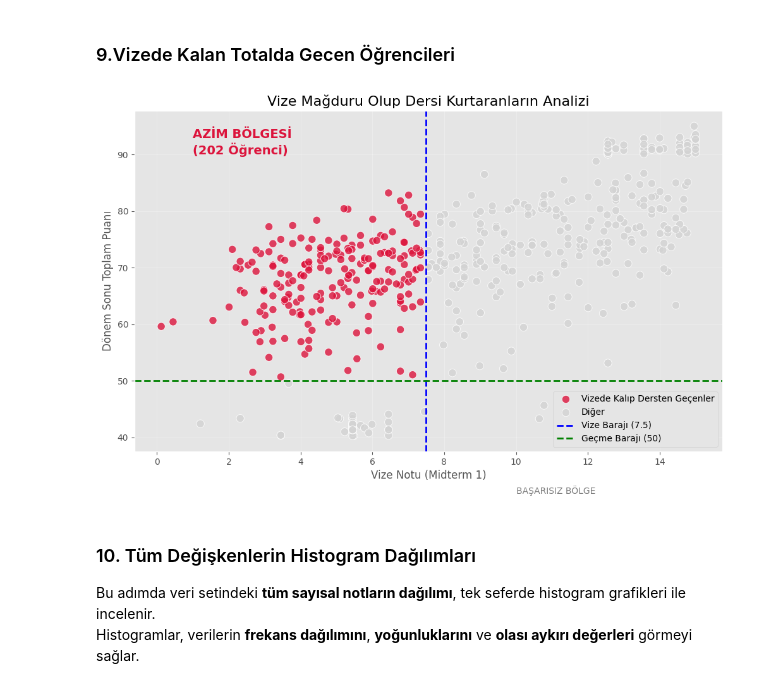
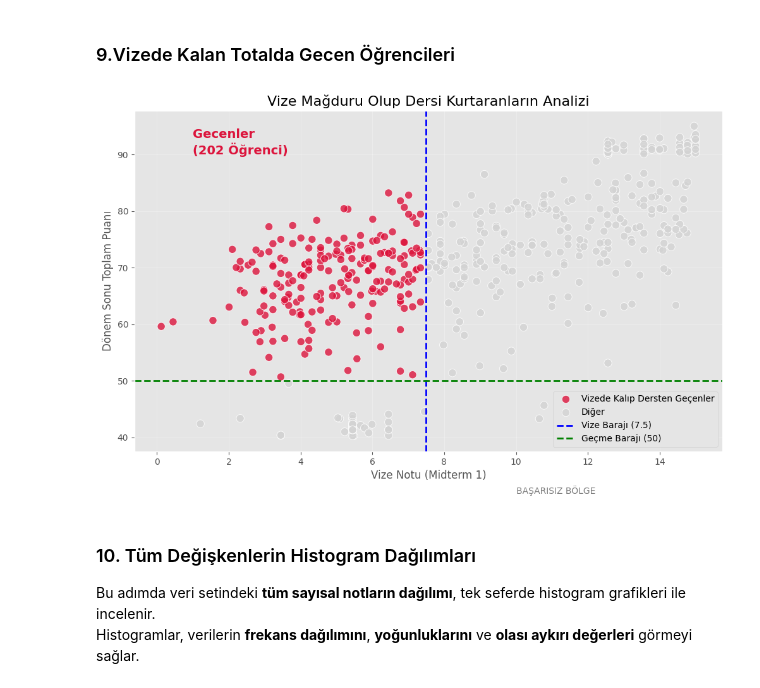
Before and after one commit to Zahra6334/Veri-Analizi, a Jupyter notebook: veri yönetim analizi.ipynb, the cells around one changed output. Drawn from its saved outputs; the diff is of its cells as text; code cells hidden in the pictures.

```diff
--- a/veri yönetim analizi.ipynb
+++ b/veri yönetim analizi.ipynb
@@ -212,35 +211,35 @@ total_threshold = 50.0
 df['Durum'] = 'Diğer'
 mask = (df['Midterm_1'] < midterm_threshold) & (df['Total'] >= total_threshold)
 df.loc[mask, 'Durum'] = 'Vizede Kalıp Dersten Geçenler'
 
 count = df[mask].shape[0]
 
 plt.figure(figsize=(12, 7))
 sns.scatterplot(
     x='Midterm_1',
     y='Total',
     hue='Durum',
     data=df,
     palette={'Diğer': 'lightgray', 'Vizede Kalıp Dersten Geçenler': 'crimson'},
     s=80,
     alpha=0.8
 )
 
 plt.axvline(x=midterm_threshold, color='blue', linestyle='--', linewidth=2, label='Vize Barajı (7.5)')
 plt.axhline(y=total_threshold, color='green', linestyle='--', linewidth=2, label='Geçme Barajı (50)')
 
-plt.text(x=1, y=90, s=f"AZİM BÖLGESİ\n({count} Öğrenci)", fontsize=14, color='crimson', weight='bold')
+plt.text(x=1, y=90, s=f"Gecenler\n({count} Öğrenci)", fontsize=14, color='crimson', weight='bold')
 plt.text(x=10, y=30, s="BAŞARISIZ BÖLGE", fontsize=10, color='gray')
 
 plt.title('Vize Mağduru Olup Dersi Kurtaranların Analizi', fontsize=16)
 plt.xlabel('Vize Notu (Midterm 1)')
 plt.ylabel('Dönem Sonu Toplam Puanı')
 plt.legend(loc='lower right')
 plt.grid(True, alpha=0.3)
 
 plt.show()
 # %% [output]
-[figure, old version]
+[figure, new version]
 # %% [markdown]
 ### 10. Tüm Değişkenlerin Histogram Dağılımları
 
```
Also changed, not shown: parts of 2 cells of this notebook.
